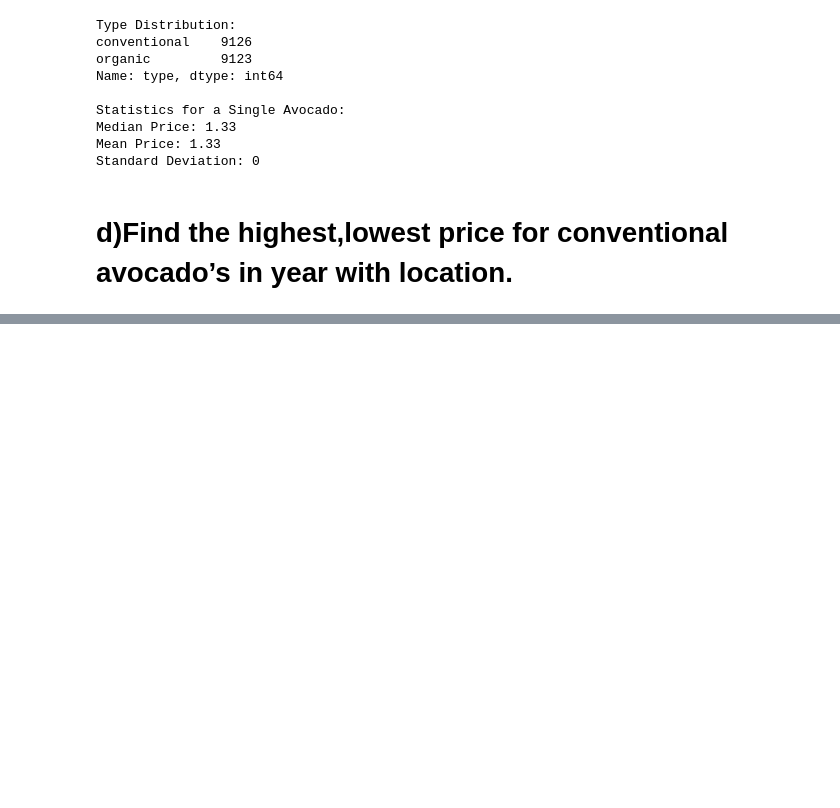
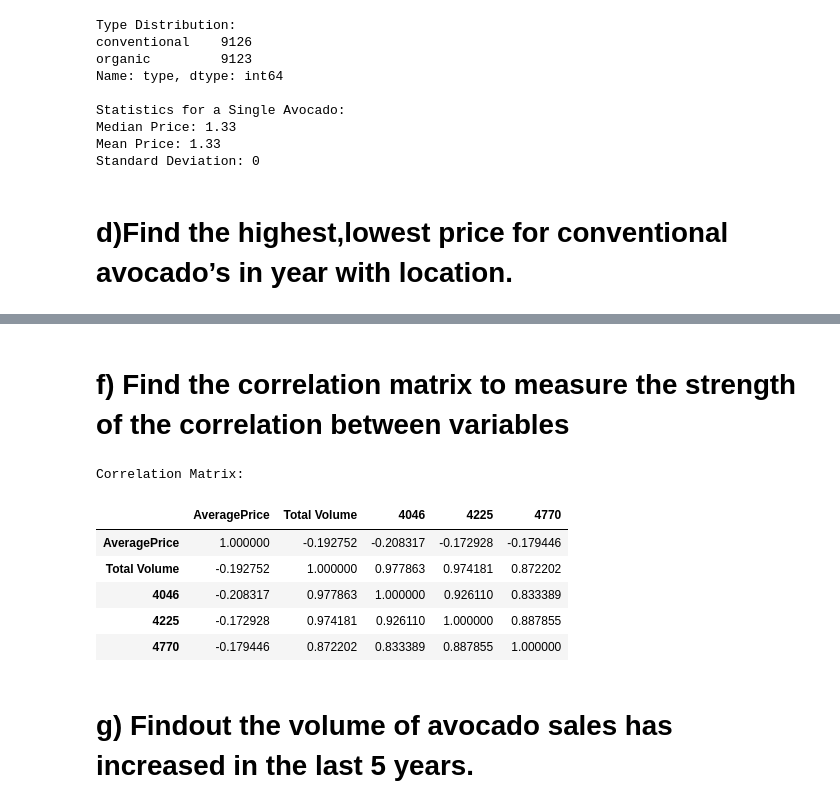
Before and after one commit to nvn18/3-1_LAB_WORKS, a Jupyter notebook: DA_LAB/Avocado_dataset.ipynb, the cells around one changed output, grey strips where cells are left out. Saved outputs shown, nothing was run; the diff lists cells and outputs as text; code cells hidden in the pictures; blank space fills up the shorter version.

```diff
--- a/DA_LAB/Avocado_dataset.ipynb
+++ b/DA_LAB/Avocado_dataset.ipynb
@@ -78,0 +132,19 @@ Standard Deviation: 0
+# %% [markdown]
+# f) Find the correlation matrix to measure the strength of the correlation between variables
+# %%
+
+columns_correlation = ['AveragePrice', 'Total Volume', '4046', '4225', '4770']
+correlation_data = data[columns_correlation]
+correlation_matrix = correlation_data.corr()
+print("Correlation Matrix:")
+display(correlation_matrix)
+# %% [output]
+Correlation Matrix:
+|  | AveragePrice | Total Volume | 4046 | 4225 | 4770 |
+| AveragePrice | 1.000000 | -0.192752 | -0.208317 | -0.172928 | -0.179446 |
+| Total Volume | -0.192752 | 1.000000 | 0.977863 | 0.974181 | 0.872202 |
+| 4046 | -0.208317 | 0.977863 | 1.000000 | 0.926110 | 0.833389 |
+| 4225 | -0.172928 | 0.974181 | 0.926110 | 1.000000 | 0.887855 |
+| 4770 | -0.179446 | 0.872202 | 0.833389 | 0.887855 | 1.000000 |
+# %% [markdown]
+# g) Findout the volume of avocado sales has increased in the last 5 years.
```
Also changed, not shown: parts of 4 cells of this notebook.
